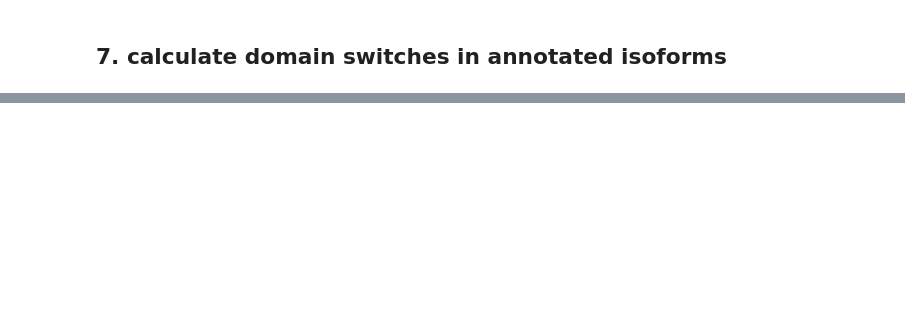
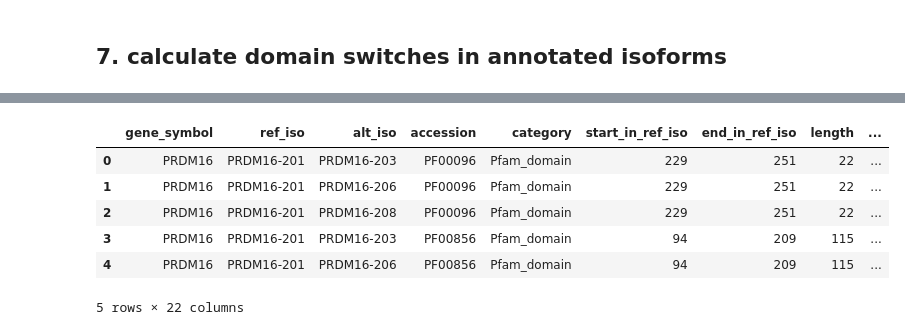
Before and after one commit to CCSB-DFCI/TF_isoforms_paper, a Jupyter notebook: src/gencode_analyses/Fig1__Gencode_Analyses.ipynb, the cells around one changed output, grey strips where cells are left out. Cells and saved outputs as stored; diff of their text form; code cells hidden in the pictures; blank space fills up the shorter version.

```diff
--- a/src/gencode_analyses/Fig1__Gencode_Analyses.ipynb
+++ b/src/gencode_analyses/Fig1__Gencode_Analyses.ipynb
@@ -1334,0 +1497,9 @@ len(ref_alt_map_nonan[(ref_alt_map_nonan["perc_dd_eff"] > 0) |
+# %%
+# TODO: move to isolib.py
+df['is_affected_at_all'] = (df['deletion'] + df['insertion'] + df['frameshift']) > 0
+for frac in [1.0, 0.9, 0.5, 0.1]:
+    df[f"is_affected_{frac * 100:.0f}pct"] = (df['deletion'] + df['insertion'] + df['frameshift']) >= frac * df['length']
+
+dbd_acc = set(dbd['pfam'].values).union(
+            set(df['accession'][df['accession'].str.startswith('C2H2_ZF_array')].unique())
+            )
@@ -1334,0 +1516,21 @@ len(ref_alt_map_nonan[(ref_alt_map_nonan["perc_dd_eff"] > 0) |
+# %%
+df.loc[df['accession'].str.startswith('C2H2_ZF_array'), 'accession'] = 'C2H2_ZF_array'
+doms = (df.loc[(df['category'] == 'Pfam_domain') |
+              (df['category'] == 'ZF_array'), :]
+              .groupby('accession')
+              ['alt_iso']
+              .nunique()
+              .to_frame(name='n_alt_iso'))
+for c in [c for c in df.columns if c.startswith('is_affected_')]:
+    doms['n_' + c] = (df.loc[(df['category'] == 'Pfam_domain') |
+                        (df['category'] == 'ZF_array'), :]
+                        .groupby(['accession', 'alt_iso'])
+                        [c]
+                        .any()
+                        .sum(level='accession'))
+    doms['f_' + c] = doms['n_' + c] / doms['n_alt_iso']
+doms = doms.sort_values('n_alt_iso', ascending=False)
+# %%
+%%time
+df_null = pd.concat([g.null_fraction_per_aa_feature(g.isoforms[0].name) for g in tfs.values()])
+df = pd.merge(df, df_null, how='left', on=['gene_symbol', 'ref_iso', 'alt_iso', 'length'])
@@ -1334,0 +1540,10 @@ len(ref_alt_map_nonan[(ref_alt_map_nonan["perc_dd_eff"] > 0) |
+# %%
+df.head()
+# %% [output]
+|  | gene_symbol | ref_iso | alt_iso | accession | category | start_in_ref_iso | end_in_ref_iso | length | ... |
+| 0 | PRDM16 | PRDM16-201 | PRDM16-203 | PF00096 | Pfam_domain | 229 | 251 | 22 | ... |
+| 1 | PRDM16 | PRDM16-201 | PRDM16-206 | PF00096 | Pfam_domain | 229 | 251 | 22 | ... |
+| 2 | PRDM16 | PRDM16-201 | PRDM16-208 | PF00096 | Pfam_domain | 229 | 251 | 22 | ... |
+| 3 | PRDM16 | PRDM16-201 | PRDM16-203 | PF00856 | Pfam_domain | 94 | 209 | 115 | ... |
+| 4 | PRDM16 | PRDM16-201 | PRDM16-206 | PF00856 | Pfam_domain | 94 | 209 | 115 | ... |
+5 rows × 22 columns
```
Also changed, not shown: parts of 81 cells of this notebook, 13 other files.
